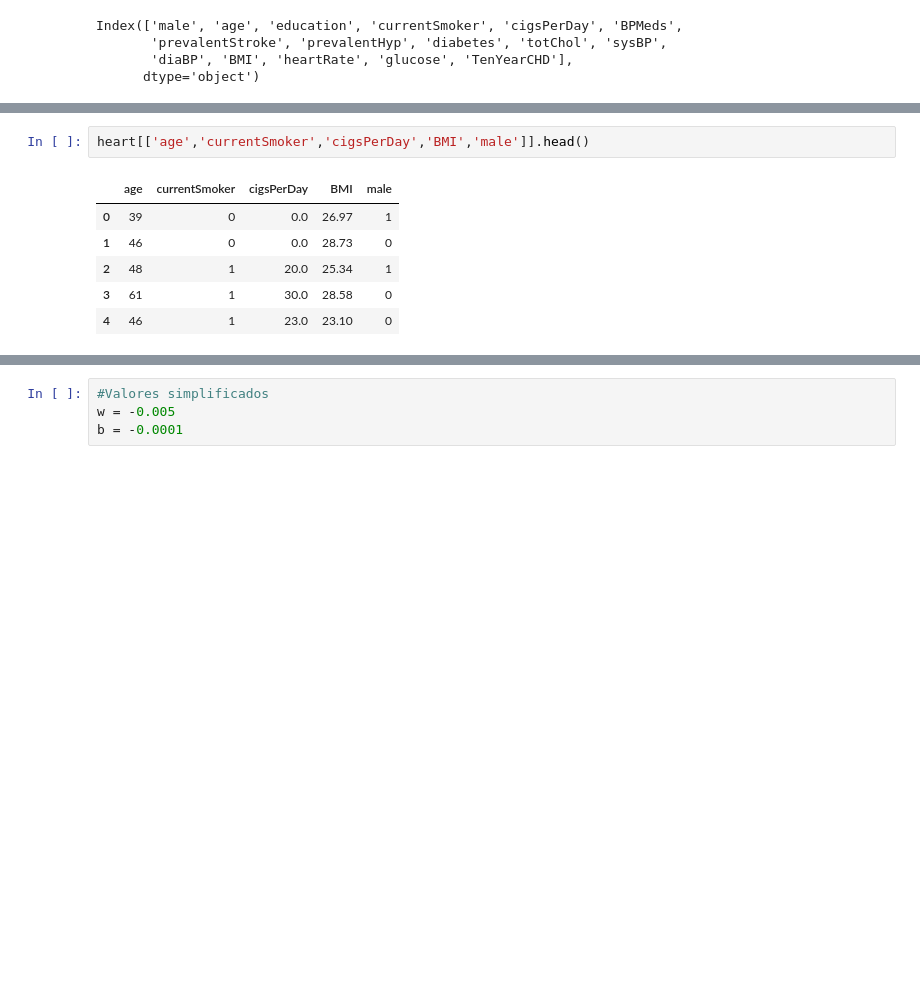
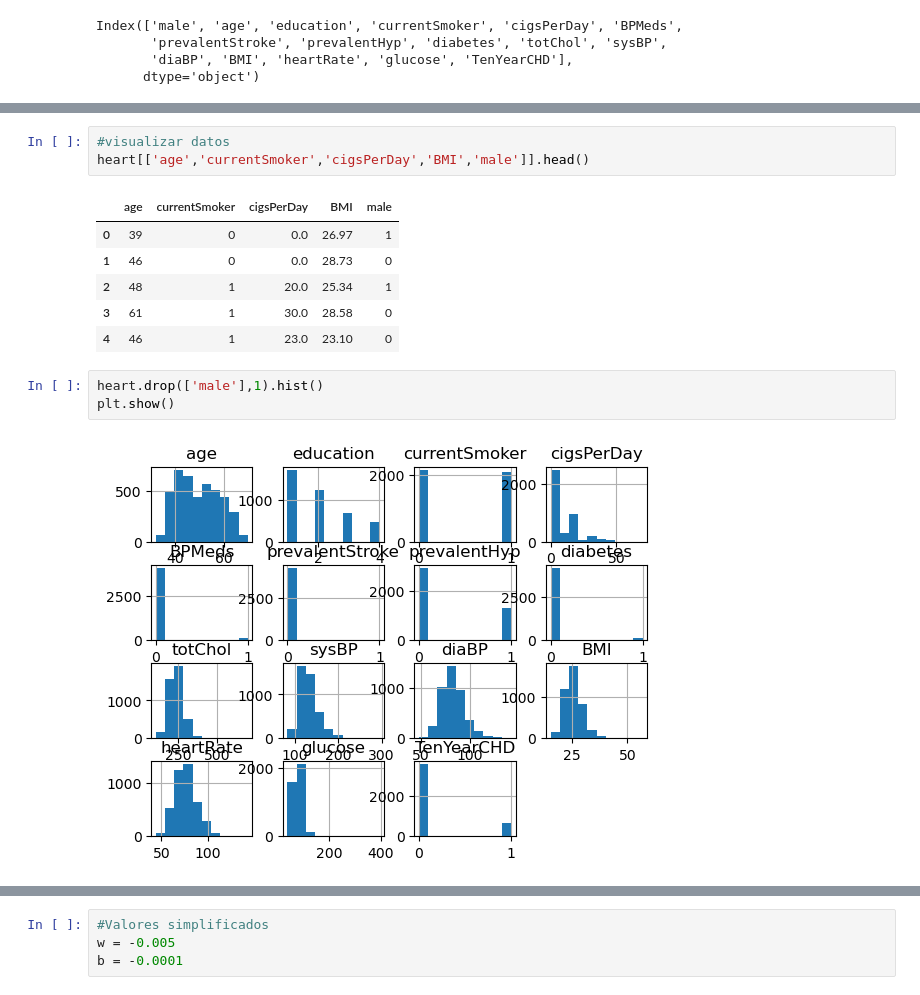
Before and after one commit to Aizuwu/Unad, a Jupyter notebook: archive1/datalogistic.ipynb, the cells around one changed output, grey strips where cells are left out. Saved outputs shown, nothing was run; the diff lists cells and outputs as text; blank space fills up the shorter version.

```diff
--- a/archive1/datalogistic.ipynb
+++ b/archive1/datalogistic.ipynb
@@ -23,4 +47,5 @@ heart.head(3)
 # %%
+#visualizar datos
 heart[['age','currentSmoker','cigsPerDay','BMI','male']].head()
 # %% [output]
 |  | age | currentSmoker | cigsPerDay | BMI | male |
@@ -29,4 +54,9 @@ heart[['age','currentSmoker','cigsPerDay','BMI','male']].head()
 | 2 | 48 | 1 | 20.0 | 25.34 | 1 |
 | 3 | 61 | 1 | 30.0 | 28.58 | 0 |
 | 4 | 46 | 1 | 23.0 | 23.10 | 0 |
+# %%
+heart.drop(['male'],1).hist()
+plt.show()
+# %% [output]
+[figure, added]
 # %%
```
Also changed, not shown: parts of 12 cells of this notebook.
